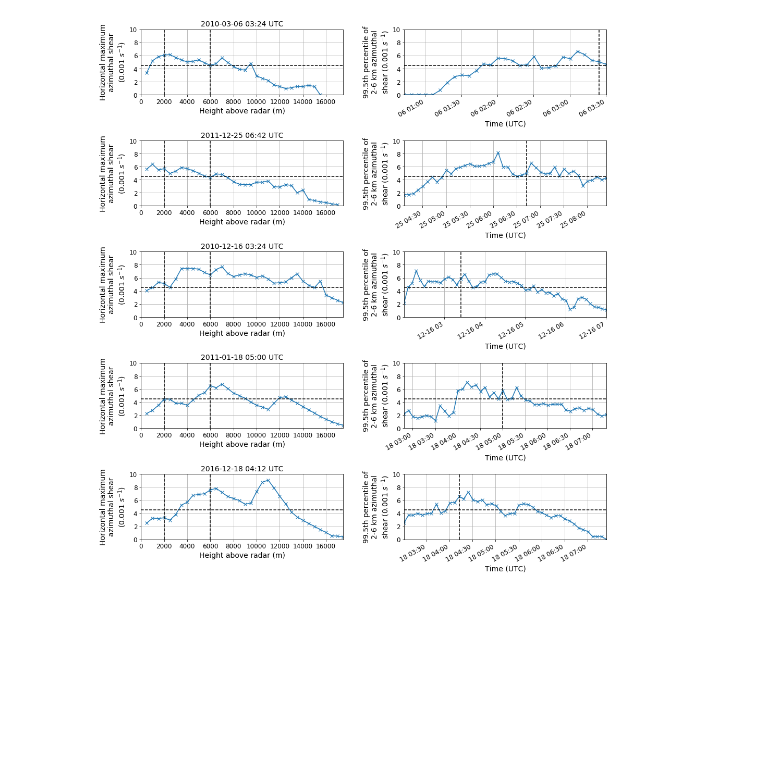
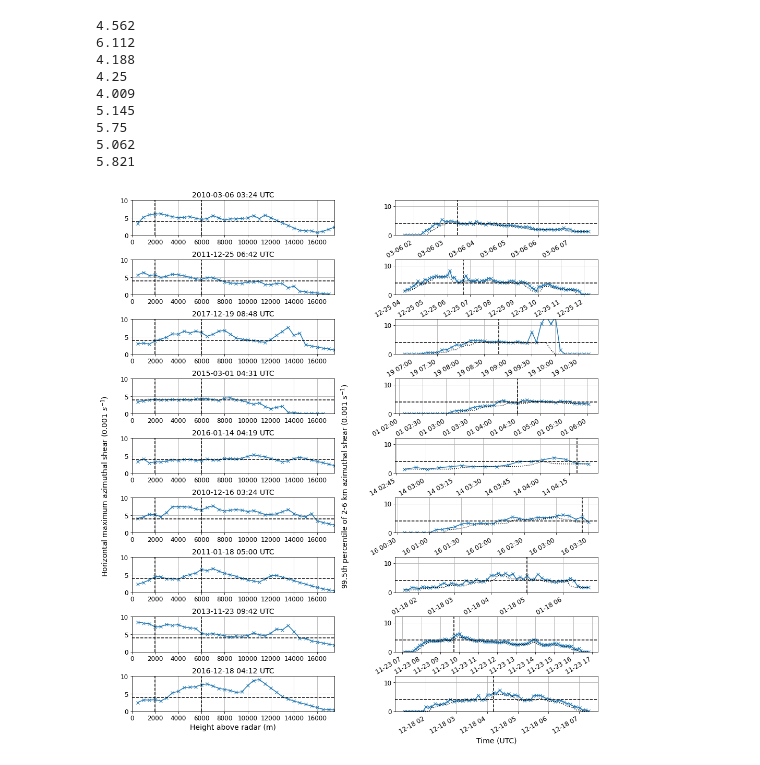
Before and after one commit to andrewbrown31/tint_processing, a Jupyter notebook: auto_case_driver/scw_cases_tint_stats.ipynb, the cells around one changed output. Drawn from its saved outputs; the diff is of its cells as text; code cells hidden in the pictures; blank space fills up the shorter version.

```diff
--- a/auto_case_driver/scw_cases_tint_stats.ipynb
+++ b/auto_case_driver/scw_cases_tint_stats.ipynb
@@ -41,6 +41,26 @@ def load_radar(rid, time, radar_t_delta=0):
 
     #radar_file = pyart.io.read_grid(target_files[0])
     radar_file = xr.open_dataset(target_files[0])
+
+    _ = [os.remove(f) for f in grid_files]
+
+    return radar_file
+
+def load_radar_multiple(rid, times, radar_t_delta=0):
+
+    #time: Time of interest (in this context, the time of maximum BARPAC gust). datetime object
+    #rid: Radar ID (https://www.openradar.io/operational-network). two-digit string
+    #radar_t_delta: Add some interval (in minutes) to look at a time relative to the time of maximum model gust. integer
+
+
+    #Unpack gridded radar files. Create empty files based on missing files reported in Level 2
+    unpack_level1b(rid, times)
+    grid_files = np.sort(glob.glob("/scratch/w40/ab4502/tint/"+rid+"*_grid.nc"))
+    file_dates = np.array([dt.datetime.strptime(f.split("/")[5].split("_")[1] + f.split("/")[5].split("_")[2],\
+                    "%Y%m%d%H%M%S") for f in grid_files])
+    target_files = grid_files[(file_dates >= times[0]) & (file_dates <= times[1])]
+
+    radar_file = xr.open_mfdataset(target_files)
 
     _ = [os.remove(f) for f in grid_files]
 
@@ -316,50 +317,70 @@ Text(0.5, 0, 'Convective pixel fraction')
 # %%
+#DEPRECIATED: Azi_shear-height and azi_shear-time plots, for all storms with azi_shear > 4
+
 cnt=1
-plt.figure(figsize=[16,20])
+fig=plt.figure(figsize=[16,20])
 stats_inst["aspect_ratio"] = stats_inst["major_axis_length"]/stats_inst["minor_axis_length"]
 
-for t in stats_inst.query("(azi_shear>4.5) & ((major_axis_length<100) | (aspect_ratio<3))").index:
-    ax=plt.subplot(5,2,cnt)
+for t in stats_inst.query("(azi_shear30>=4)").index:
+    ax=plt.subplot(9,2,cnt)
 
     rid=stats_inst.loc[t].rid
     uid=stats_inst.loc[t].uid
-    t=dt.datetime.strptime(t, "%Y-%m-%d %H:%M:%S")
-    temp = pd.read_csv(path+"/"+rid+"_"+t.strftime("%Y%m%d")+"_"+t.strftime("%Y%m%d")+".csv").query("uid=="+str(uid))
+    temp = pd.read_csv(path+"/"+rid+"_"+(t+dt.timedelta(hours=-12)).strftime("%Y%m%d")+"_"+(t+dt.timedelta(hours=+12)).strftime("%Y%m%d")+".csv").query("uid=="+str(uid))
 
-    #for scan_time in tqdm.tqdm(pd.DatetimeIndex(temp.time)):
     scan_time=t
     radar = load_radar(rid, scan_time)
-    file_id = rid+"_"+scan_time.strftime("%Y%m%d_%Y%m%d")
+    file_id = rid+"_"+(scan_time+dt.timedelta(hours=-12)).strftime("%Y%m%d")+"_"+(scan_time+dt.timedelta(hours=+12)).strftime("%Y%m%d")
     h5 = h5py.File("/g/data/eg3/ab4502/TINTobjects/"+file_id+".h5", "r")
     r, x, y = reconstruct_grid(h5,scan_time.strftime("%Y%m%d%H%M%S")+"/"+str(uid))
     np.abs(xr.where(r==1,radar.azshear,np.nan).isel({"time":0})).max(("x","y")).plot(marker="x",ax=ax)
-    ax.axhline(4.5,color="k",ls="--")
+    ax.axhline(4,color="k",ls="--")
     ax.axvline(2000,color="k",ls="--")
     ax.axvline(6000,color="k",ls="--")
     ax.grid()
-    ax.set_xlabel("Height above radar (m)",size=14)
-    ax.set_ylabel("Horizontal maximum\nazimuthal shear\n(0.001 $s^{-1}$)",size=14)
+    if cnt==17:
+        ax.set_xlabel("Height above radar (m)",size=14)
+        fig.text(0.08,0.5,"Horizontal maximum azimuthal shear (0.001 $s^{-1}$)",size=14,rotation="vertical",va="center",ha="center")#,transform=ax2.transAxes)
+    else:
+        ax.set_xlabel("")
+    ax.set_ylabel("")
     ax.set_ylim([0,10])
     ax.set_title(t.strftime("%Y-%m-%d %H:%M")+" UTC",size=14)
     ax.tick_params(labelsize=12)
     ax.set_xlim([0,17500])
 
-    ax2=plt.subplot(5,2,cnt+1)
+    ax2=plt.subplot(9,2,cnt+1)
     temp["time"] = pd.DatetimeIndex(temp.time)
-    time_step = pd.concat([temp.time.diff(1).abs(),temp.time.diff(-1).abs()],axis=1).min(axis=1).mean().total_seconds()
-    temp.set_index("time").azi_shear.plot(ax=ax2,marker="x")
-    ax2.axhline(4.5,color="k",ls="--")
+    temp=temp.set_index("time")
+    temp.azi_shear.plot(ax=ax2,marker="x")
+    temp.azi_shear.rolling("30min",center=True,min_periods=2,closed="both").min().plot(ax=ax2, ls=":",color="k")
+    print(temp.azi_shear.rolling("30min",center=True,min_periods=2,closed="both").min().max())
+
+    ax2.axhline(4,color="k",ls="--")
     ax2.axvline(t,color="k",ls="--")
     ax2.grid()
-    ax2.set_ylabel("99.5th percentile of\n2-6 km azimuthal\nshear (0.001 $s^{-1}$)",size=14)
-    ax2.set_xlabel("Time (UTC)",size=14)
-    ax2.set_ylim([0,10])
+    if cnt==17:
+        ax2.set_xlabel("Time (UTC)",size=14)
+        fig.text(0.48,0.5,"99.5th percentile of 2-6 km azimuthal shear (0.001 $s^{-1}$)",size=14,rotation="vertical",va="center",ha="center")#,transform=ax2.transAxes)
+    else:
+        ax2.set_ylabel("")
+    ax2.set_ylabel("")
+    ax2.set_ylim([0,12])
     ax2.tick_params(labelsize=12)
 
     cnt=cnt+2
 
 plt.subplots_adjust(hspace=0.7,wspace=0.3)
 
 plt.savefig("/g/data/eg3/ab4502/figs/ExtremeWind/case_studies/azi_shear_structure.jpeg",quality=100,bbox_inches="tight")
 # %% [output]
+4.562
+6.112
+4.188
+4.25
+4.009
+5.145
+5.75
+5.062
+5.821
-[figure, old version]
+[figure, new version]
```
Also changed, not shown: parts of 12 cells of this notebook, 20 other files.
